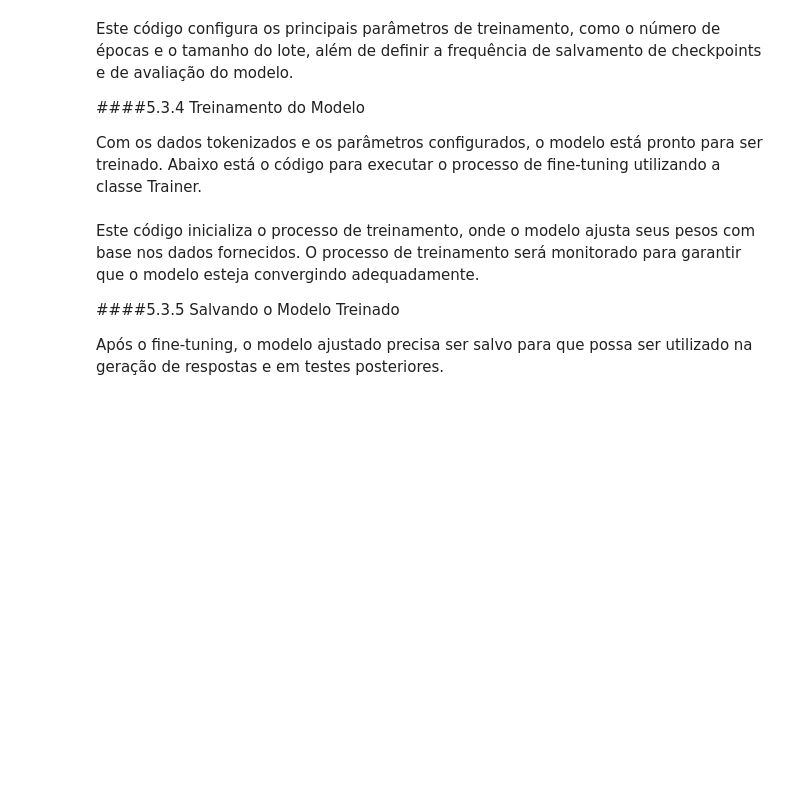
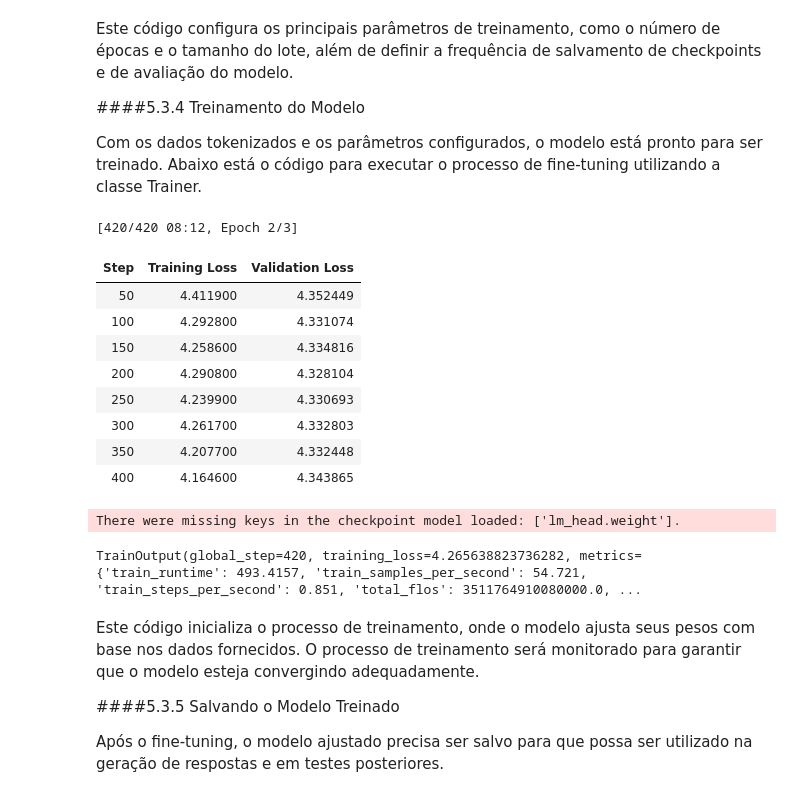
Before and after one commit to rafael2mind/tech-challenge-fase-3, a Jupyter notebook: Tech_Challenge_(Fase_3)_Grupo_38.ipynb, the cells around one changed output. Cells and saved outputs as stored; diff of their text form; code cells hidden in the pictures; blank space fills up the shorter version.

```diff
--- a/Tech_Challenge_(Fase_3)_Grupo_38.ipynb
+++ b/Tech_Challenge_(Fase_3)_Grupo_38.ipynb
@@ -314,4 +364,12 @@ Os prompts e respostas precisam ser convertidos em tokens para que o modelo poss
 # %%
+from datasets import Dataset
+
+# Definindo o token de padding para o tokenizer
+tokenizer.pad_token = tokenizer.eos_token
+
+# Convertendo o DataFrame para um Dataset do Hugging Face
+dataset = Dataset.from_pandas(df_limited)
+
 # Função para tokenizar os prompts e respostas
 def tokenize_data(examples):
     inputs = tokenizer(examples['prompt'], max_length=256, truncation=True, padding='max_length')
@@ -320,3 +378,6 @@ def tokenize_data(examples):
 
 # Aplicando a tokenização no dataset
 tokenized_dataset = dataset.map(tokenize_data, batched=True)
+
+# Visualizando as primeiras entradas do dataset tokenizado
+print(tokenized_dataset[0])
@@ -327,20 +444,21 @@ Aqui, estamos convertendo os prompts e respostas para sequências de input_ids e
 
 A próxima etapa é definir os parâmetros do treinamento, como número de épocas, taxa de aprendizado, e o uso de GPUs. Esses parâmetros determinam a forma como o modelo será ajustado.
 # %%
-# Definindo os parâmetros de treinamento
+from transformers import TrainingArguments
+
+# Ajustando os parâmetros do treinamento
 training_args = TrainingArguments(
     output_dir='./results',
-    num_train_epochs=3,  # Definir número de épocas
+    num_train_epochs=3,
     per_device_train_batch_size=8,
     per_device_eval_batch_size=8,
-    warmup_steps=500,
-    weight_decay=0.01,
-    logging_dir='./logs',
-    logging_steps=10,
+    fp16=True,
+    gradient_accumulation_steps=8,
+    logging_steps=50,
+    save_steps=200,
     evaluation_strategy="steps",
-    save_steps=1000,
     save_total_limit=2,
-    load_best_model_at_end=True
+    load_best_model_at_end=True,
 )
 # %% [markdown]
 Este código configura os principais parâmetros de treinamento, como o número de épocas e o tamanho do lote, além de definir a frequência de salvamento de checkpoints e de avaliação do modelo.
@@ -349,18 +467,37 @@ Este código configura os principais parâmetros de treinamento, como o número
 
 Com os dados tokenizados e os parâmetros configurados, o modelo está pronto para ser treinado. Abaixo está o código para executar o processo de fine-tuning utilizando a classe Trainer.
 # %%
+# Dividindo o dataset em 90% para treino e 10% para validação
+train_test_split = tokenized_dataset.train_test_split(test_size=0.1)
+train_dataset = train_test_split['train']
+eval_dataset = train_test_split['test']
+
+# Importando o Trainer
 from transformers import Trainer
 
 # Criando o Trainer
 trainer = Trainer(
     model=model,
     args=training_args,
-    train_dataset=tokenized_dataset['train'],
-    eval_dataset=tokenized_dataset['validation'],
+    train_dataset=train_dataset,
+    eval_dataset=eval_dataset,
 )
 
 # Iniciando o treinamento
 trainer.train()
+# %% [output]
+[420/420 08:12, Epoch 2/3]
+| Step | Training Loss | Validation Loss |
+| 50 | 4.411900 | 4.352449 |
+| 100 | 4.292800 | 4.331074 |
+| 150 | 4.258600 | 4.334816 |
+| 200 | 4.290800 | 4.328104 |
+| 250 | 4.239900 | 4.330693 |
+| 300 | 4.261700 | 4.332803 |
+| 350 | 4.207700 | 4.332448 |
+| 400 | 4.164600 | 4.343865 |
+There were missing keys in the checkpoint model loaded: ['lm_head.weight'].
+TrainOutput(global_step=420, training_loss=4.265638823736282, metrics={'train_runtime': 493.4157, 'train_samples_per_second': 54.721, 'train_steps_per_second': 0.851, 'total_flos': 3511764910080000.0, ...
 # %% [markdown]
 Este código inicializa o processo de treinamento, onde o modelo ajusta seus pesos com base nos dados fornecidos. O processo de treinamento será monitorado para garantir que o modelo esteja convergindo adequadamente.
 
```
Also changed, not shown: parts of 23 cells of this notebook.
